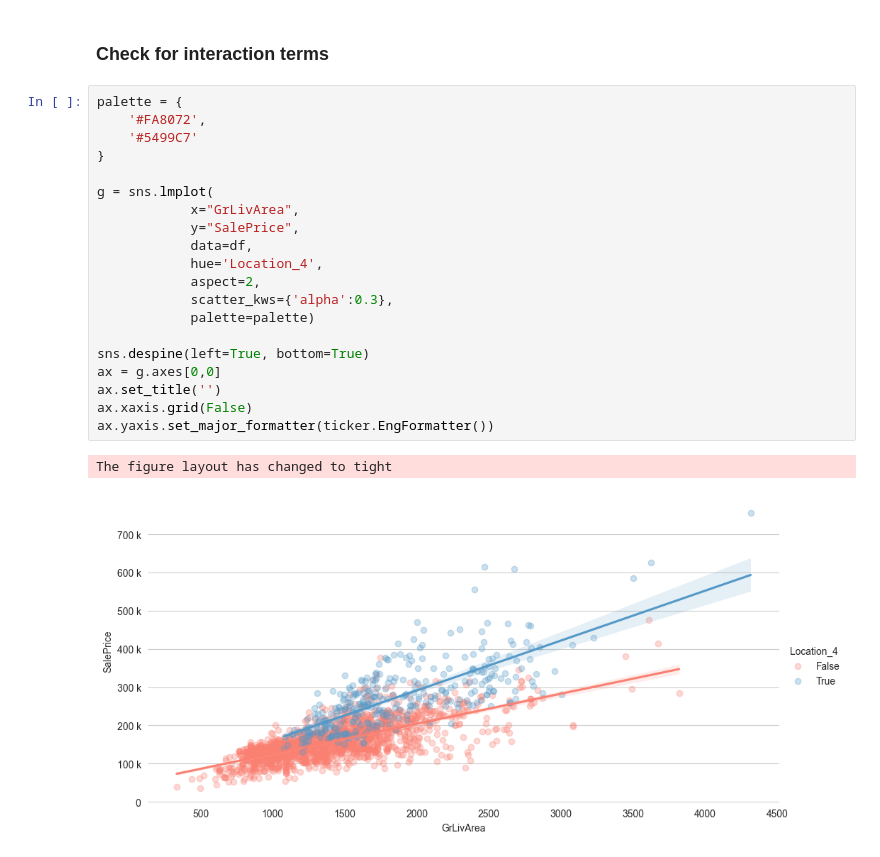
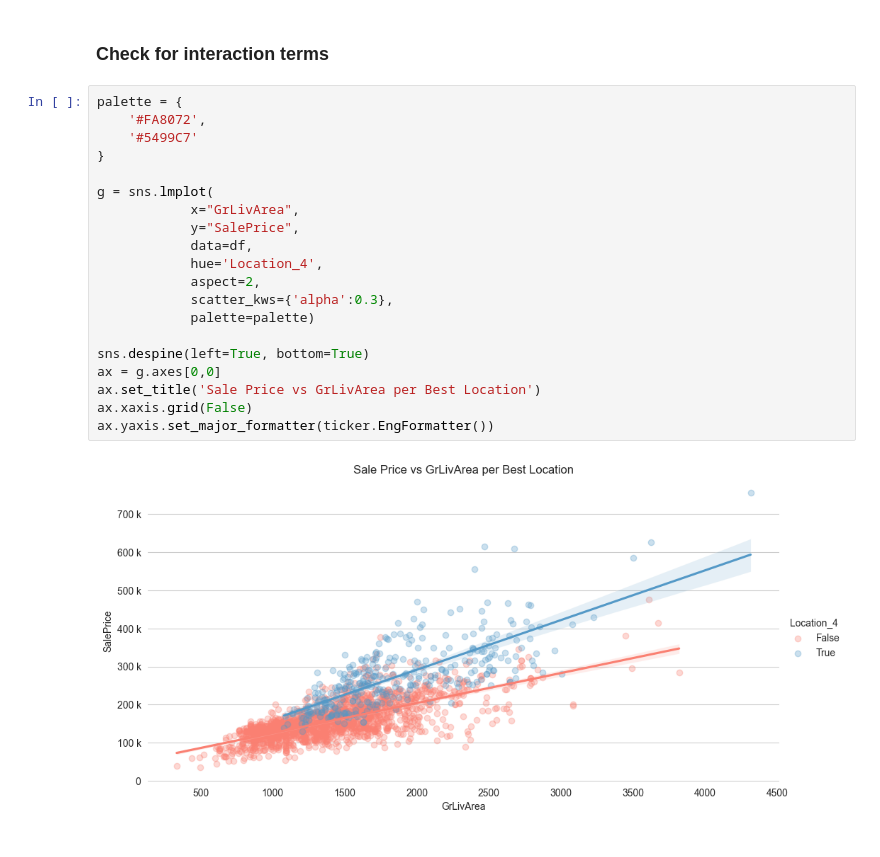
Before and after one commit to franciscapalacios/housing_project, a Jupyter notebook: Preprocessing.ipynb, the cells around one changed output. Cells and saved outputs as stored; diff of their text form.

```diff
--- a/Preprocessing.ipynb
+++ b/Preprocessing.ipynb
@@ -309,23 +334,22 @@ df_2010 = dummify_features(df_2010)
 # %%
 palette = {
     '#FA8072',
     '#5499C7'
 }
 
 g = sns.lmplot(
             x="GrLivArea",
             y="SalePrice",
             data=df,
             hue='Location_4',
             aspect=2,
             scatter_kws={'alpha':0.3},
             palette=palette)
 
 sns.despine(left=True, bottom=True)
 ax = g.axes[0,0]
-ax.set_title('')
+ax.set_title('Sale Price vs GrLivArea per Best Location')
 ax.xaxis.grid(False)
 ax.yaxis.set_major_formatter(ticker.EngFormatter())
 # %% [output]
-The figure layout has changed to tight
-[figure, old version]
+[figure, new version]
```
Also changed, not shown: parts of 12 cells of this notebook, 2 other files.
